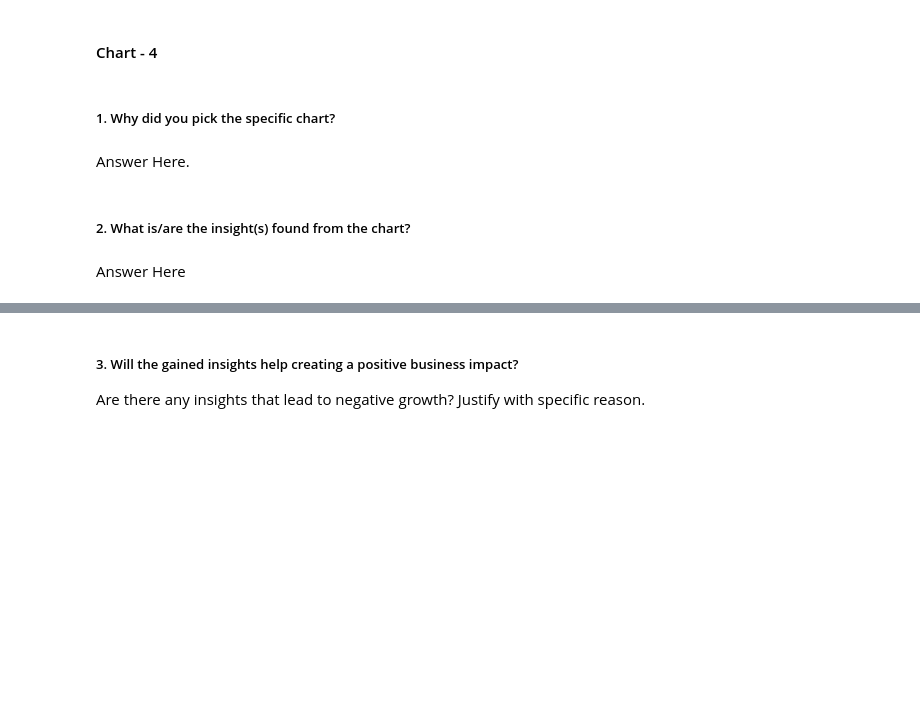
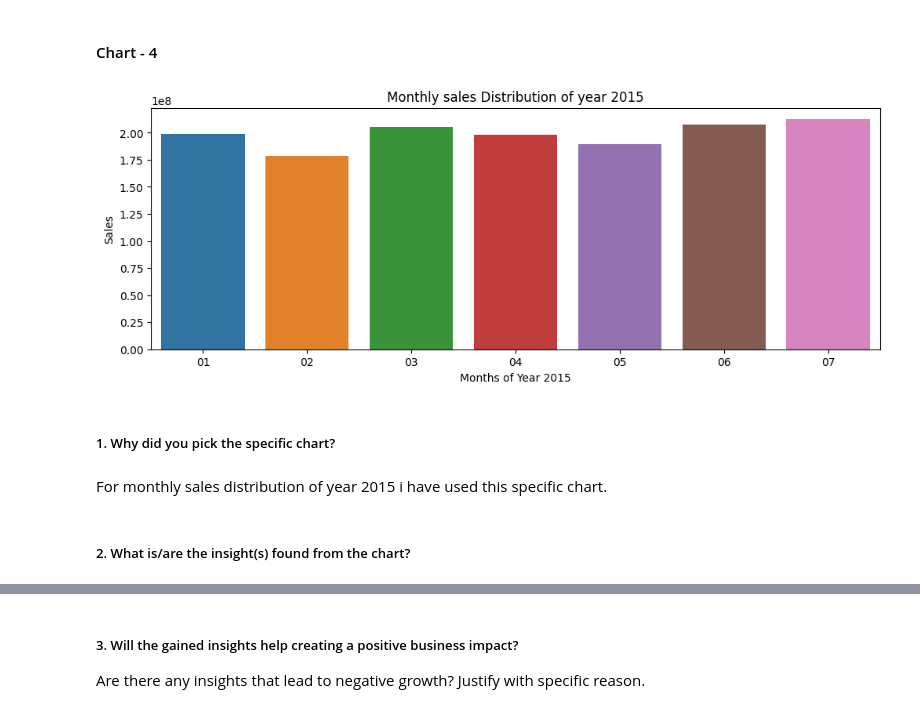
Before and after one commit to hmarathe420/Retail_Sales_Prediction, a Jupyter notebook: Retail_Sales_Prediction.ipynb, the cells around one changed output, grey strips where cells are left out. Cells and saved outputs as stored; diff of their text form; code cells hidden in the pictures; blank space fills up the shorter version.

```diff
--- a/Retail_Sales_Prediction.ipynb
+++ b/Retail_Sales_Prediction.ipynb
@@ -452,8 +498,21 @@ Answer Here
+# %%
+# Monthly sales distribution over the months of year 2015
+df_2015 = rossmannstore_df[rossmannstore_df['year']=='2015']
+
+month_list_2015 = sorted(list(df_2015['month'].unique()))
+monthly_sales_2015 = list(df_2015[['Sales','month']].groupby('month')['Sales'].sum())
+
+plt.figure(figsize=(12,4))
+plt.title('Monthly sales Distribution of year 2015')
+plt.xlabel('Months of Year 2015')
+plt.ylabel('Sales')
+sns.barplot(x =month_list_2015, y = monthly_sales_2015)
+plt.show()
+# %% [output]
+[figure, added]
 # %% [markdown]
 ##### 1. Why did you pick the specific chart?
-# %% [markdown]
-Answer Here.
+# %% [markdown]
+For monthly sales distribution of year 2015 i have used this specific chart.
 # %% [markdown]
 ##### 2. What is/are the insight(s) found from the chart?
-# %% [markdown]
-Answer Here
```
Also changed, not shown: parts of 29 cells of this notebook.
